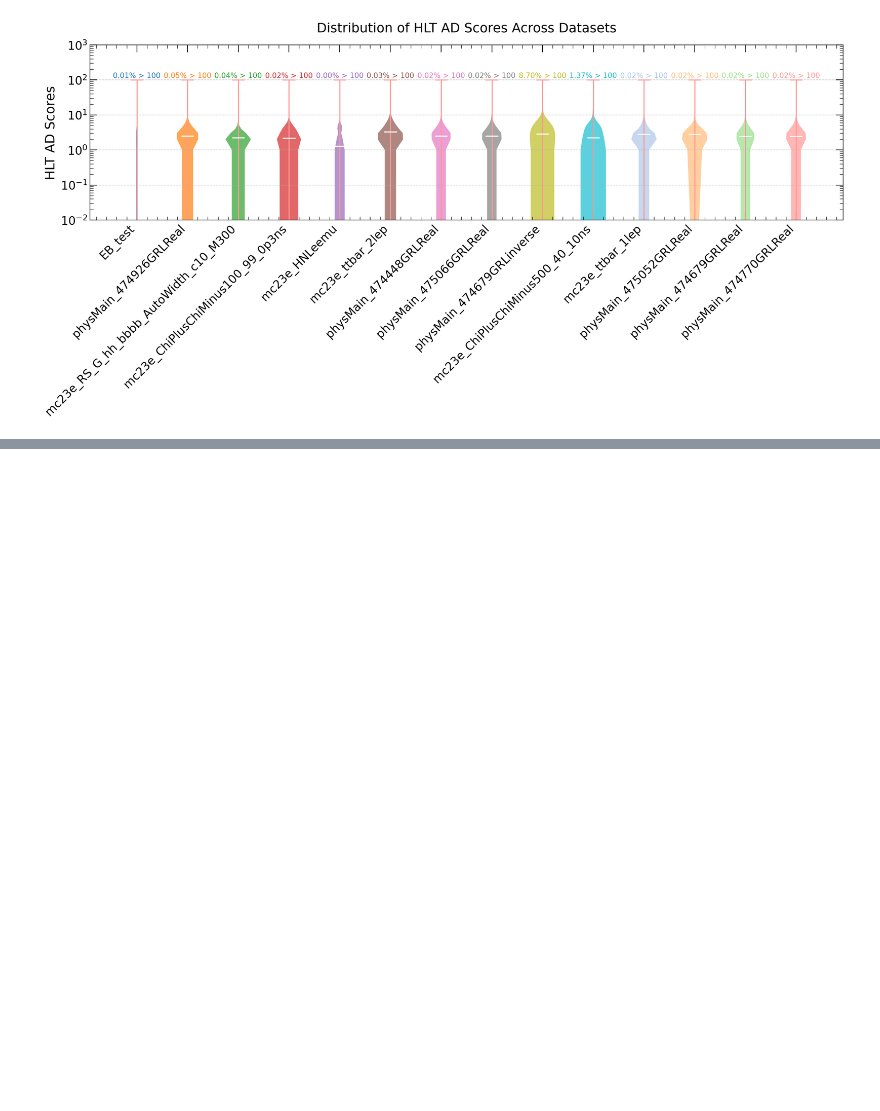
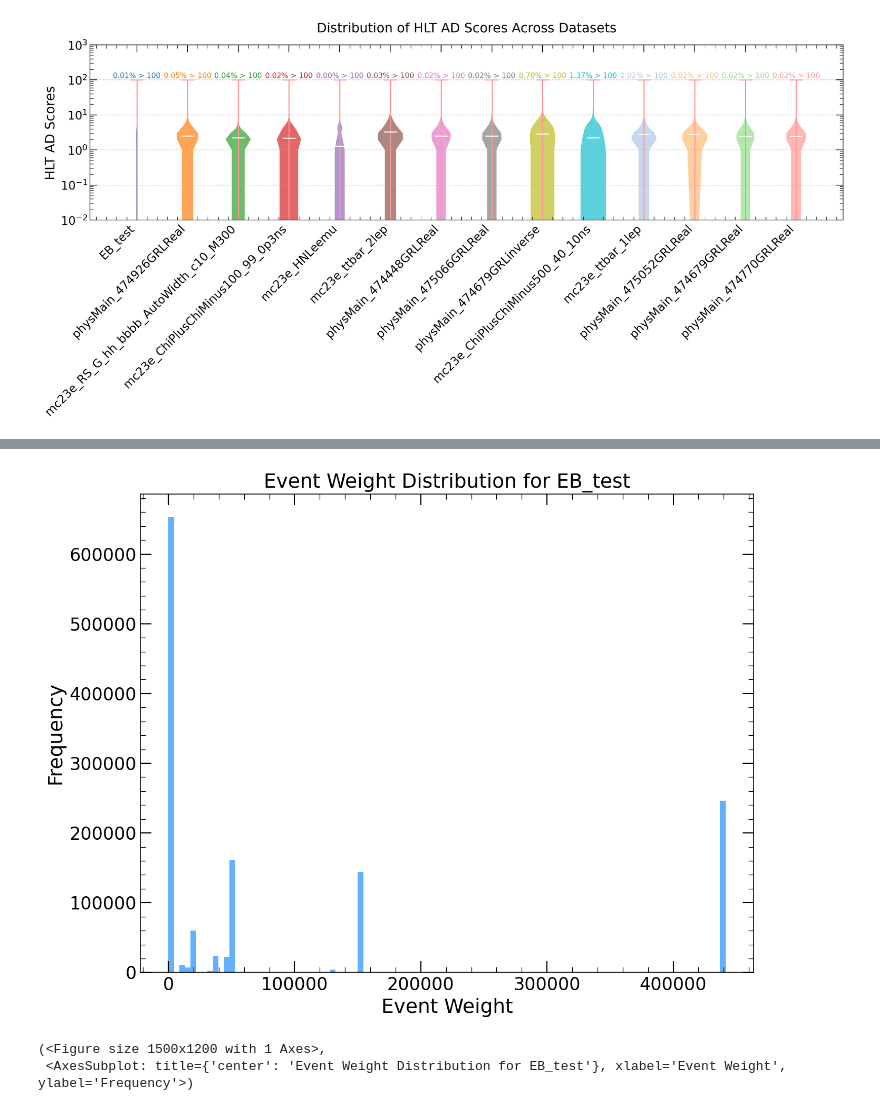
Before and after one commit to clairedavid/atlas_ad_hlt_studies, a Jupyter notebook: notebooks/HLTAD_plots_Claire_v04_regionLabels.ipynb, the cells around one changed output, grey strips where cells are left out. Drawn from its saved outputs; the diff is of its cells as text; code cells hidden in the pictures; blank space fills up the shorter version.

```diff
--- a/notebooks/HLTAD_plots_Claire_v04_regionLabels.ipynb
+++ b/notebooks/HLTAD_plots_Claire_v04_regionLabels.ipynb
@@ -122,0 +198,6 @@ fig, ax = pviolin.plot_AD_scores_violin(dataframes, score_limit=100, ylog=True)
+# %%
+di.plot_event_weights(dataframes, 'EB_test')
+# %% [output]
+[figure, added]
+(<Figure size 1500x1200 with 1 Axes>,
+ <AxesSubplot: title={'center': 'Event Weight Distribution for EB_test'}, xlabel='Event Weight', ylabel='Frequency'>)
```
Also changed, not shown: parts of 10 cells of this notebook.
